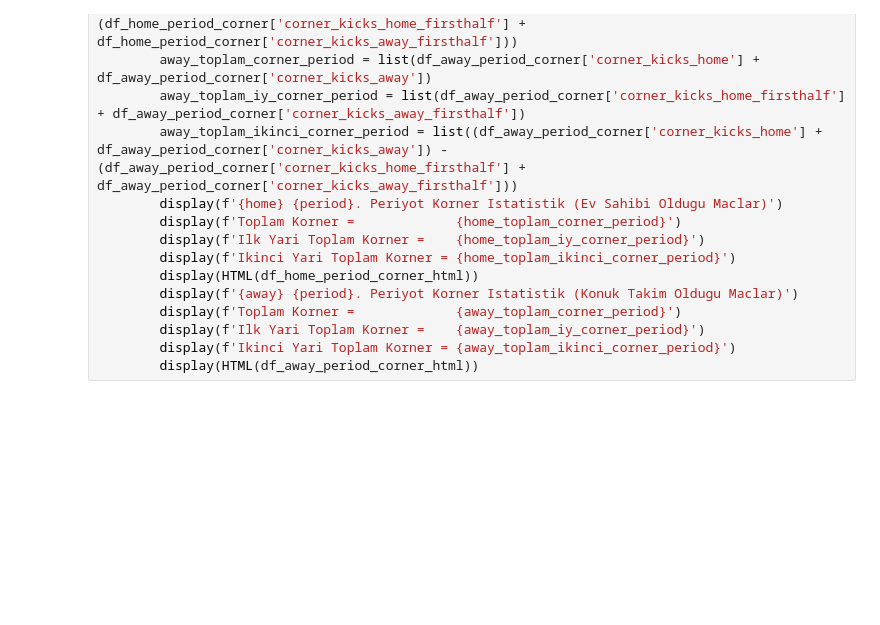
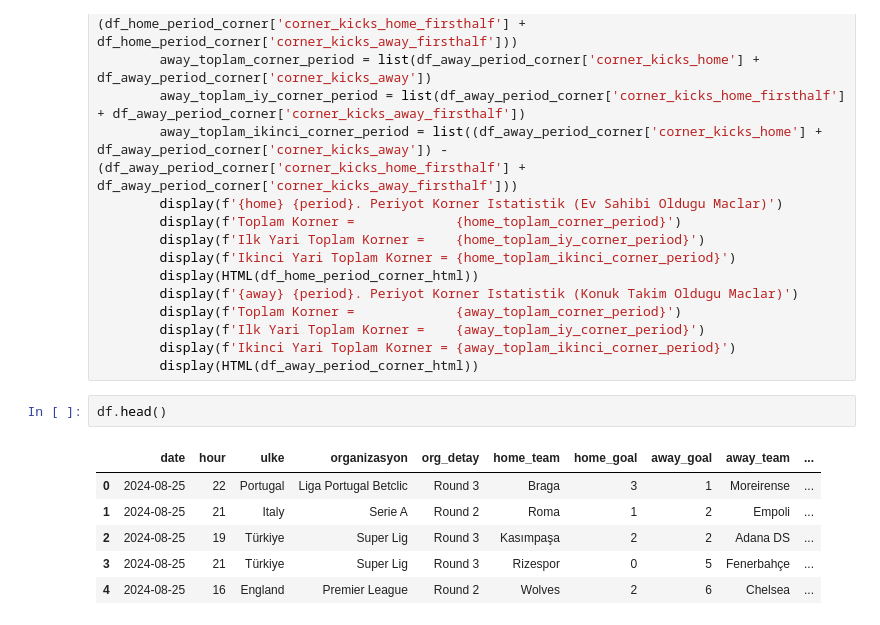
Before and after one commit to jesustr/sofa_calisma, a Jupyter notebook: sofa_functions.ipynb, the cells around one changed output. Drawn from its saved outputs; the diff is of its cells as text; blank space fills up the shorter version.

```diff
--- a/sofa_functions.ipynb
+++ b/sofa_functions.ipynb
@@ -77,3 +77,12 @@ def corner(home,away,hafta= 5,period= None):
         display(f'Ilk Yari Toplam Korner =    {away_toplam_iy_corner_period}')
         display(f'Ikinci Yari Toplam Korner = {away_toplam_ikinci_corner_period}')
         display(HTML(df_away_period_corner_html))
+# %%
+df.head()
+# %% [output]
+|  | date | hour | ulke | organizasyon | org_detay | home_team | home_goal | away_goal | away_team | ... |
+| 0 | 2024-08-25 | 22 | Portugal | Liga Portugal Betclic | Round 3 | Braga | 3 | 1 | Moreirense | ... |
+| 1 | 2024-08-25 | 21 | Italy | Serie A | Round 2 | Roma | 1 | 2 | Empoli | ... |
+| 2 | 2024-08-25 | 19 | Türkiye | Super Lig | Round 3 | Kasımpaşa | 2 | 2 | Adana DS | ... |
+| 3 | 2024-08-25 | 21 | Türkiye | Super Lig | Round 3 | Rizespor | 0 | 5 | Fenerbahçe | ... |
+| 4 | 2024-08-25 | 16 | England | Premier League | Round 2 | Wolves | 2 | 6 | Chelsea | ... |
```
Also changed, not shown: parts of 1 cell of this notebook, 7 other files.
